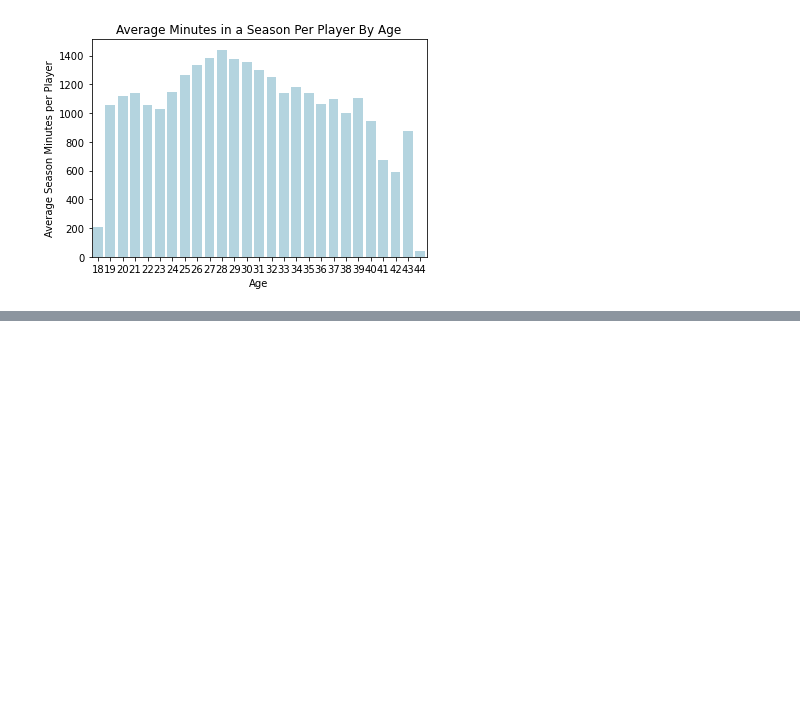
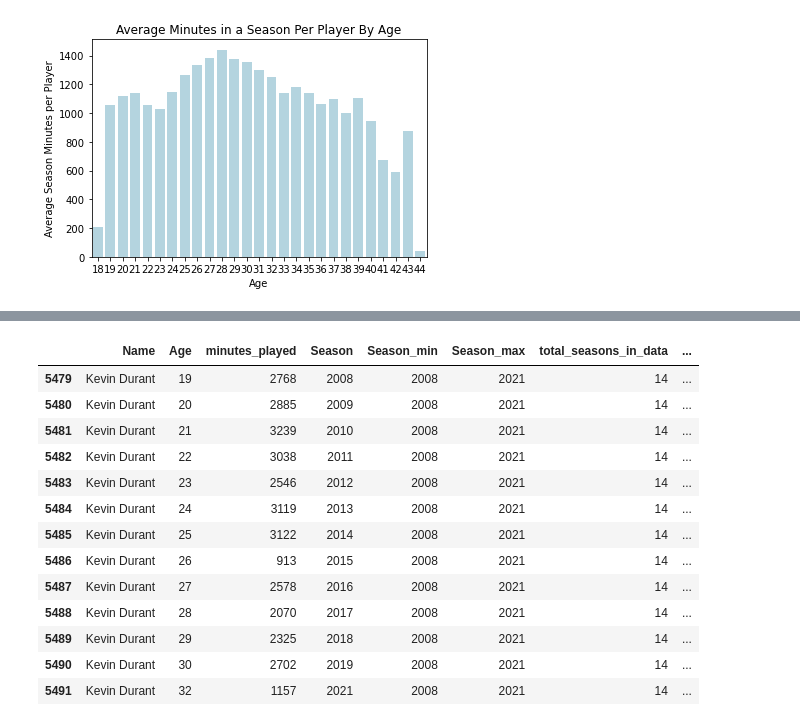
Before and after one commit to CaseySteele24/NBA, a Jupyter notebook: Minute Projections/2021-22_player_min_projections.ipynb, the cells around one changed output, grey strips where cells are left out. Saved outputs shown, nothing was run; the diff lists cells and outputs as text; code cells hidden in the pictures; blank space fills up the shorter version.

```diff
--- a/Minute Projections/2021-22_player_min_projections.ipynb
+++ b/Minute Projections/2021-22_player_min_projections.ipynb
@@ -291,0 +331,18 @@ plt.show()
+# %%
+# check an example to QC
+minutes_df[minutes_df['Name'] == 'Kevin Durant']
+# %% [output]
+|  | Name | Age | minutes_played | Season | Season_min | Season_max | total_seasons_in_data | ... |
+| 5479 | Kevin Durant | 19 | 2768 | 2008 | 2008 | 2021 | 14 | ... |
+| 5480 | Kevin Durant | 20 | 2885 | 2009 | 2008 | 2021 | 14 | ... |
+| 5481 | Kevin Durant | 21 | 3239 | 2010 | 2008 | 2021 | 14 | ... |
+| 5482 | Kevin Durant | 22 | 3038 | 2011 | 2008 | 2021 | 14 | ... |
+| 5483 | Kevin Durant | 23 | 2546 | 2012 | 2008 | 2021 | 14 | ... |
+| 5484 | Kevin Durant | 24 | 3119 | 2013 | 2008 | 2021 | 14 | ... |
+| 5485 | Kevin Durant | 25 | 3122 | 2014 | 2008 | 2021 | 14 | ... |
+| 5486 | Kevin Durant | 26 | 913 | 2015 | 2008 | 2021 | 14 | ... |
+| 5487 | Kevin Durant | 27 | 2578 | 2016 | 2008 | 2021 | 14 | ... |
+| 5488 | Kevin Durant | 28 | 2070 | 2017 | 2008 | 2021 | 14 | ... |
+| 5489 | Kevin Durant | 29 | 2325 | 2018 | 2008 | 2021 | 14 | ... |
+| 5490 | Kevin Durant | 30 | 2702 | 2019 | 2008 | 2021 | 14 | ... |
+| 5491 | Kevin Durant | 32 | 1157 | 2021 | 2008 | 2021 | 14 | ... |
```
Also changed, not shown: parts of 16 cells of this notebook.
